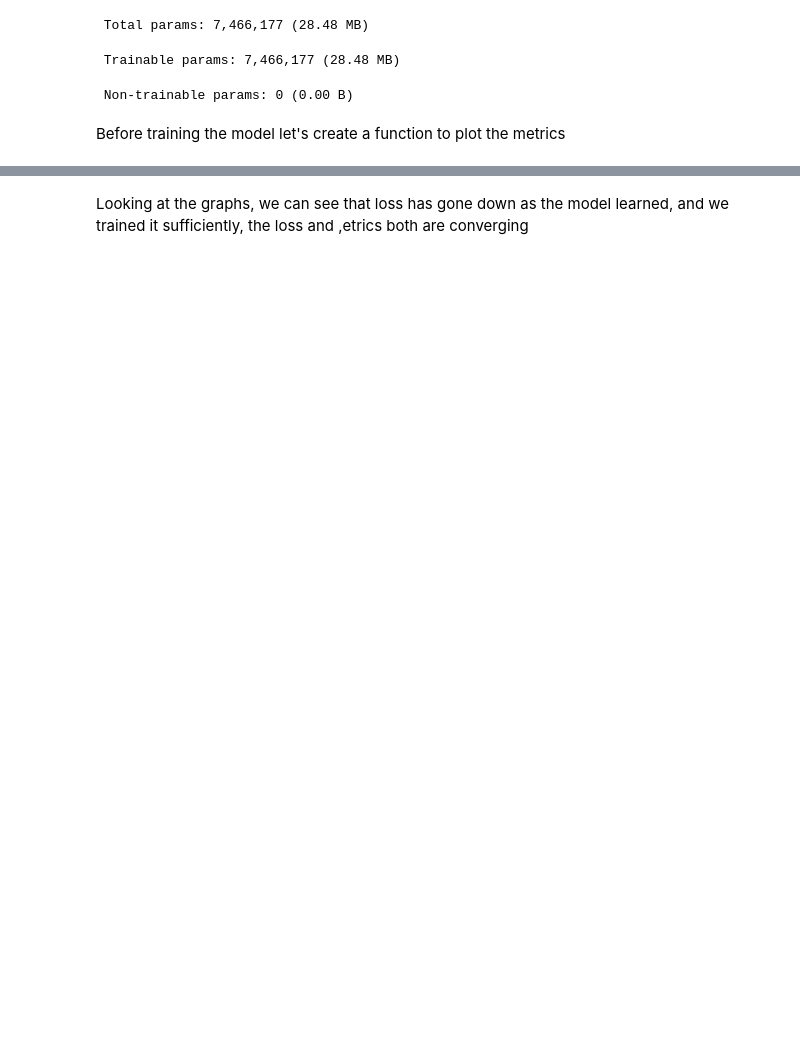
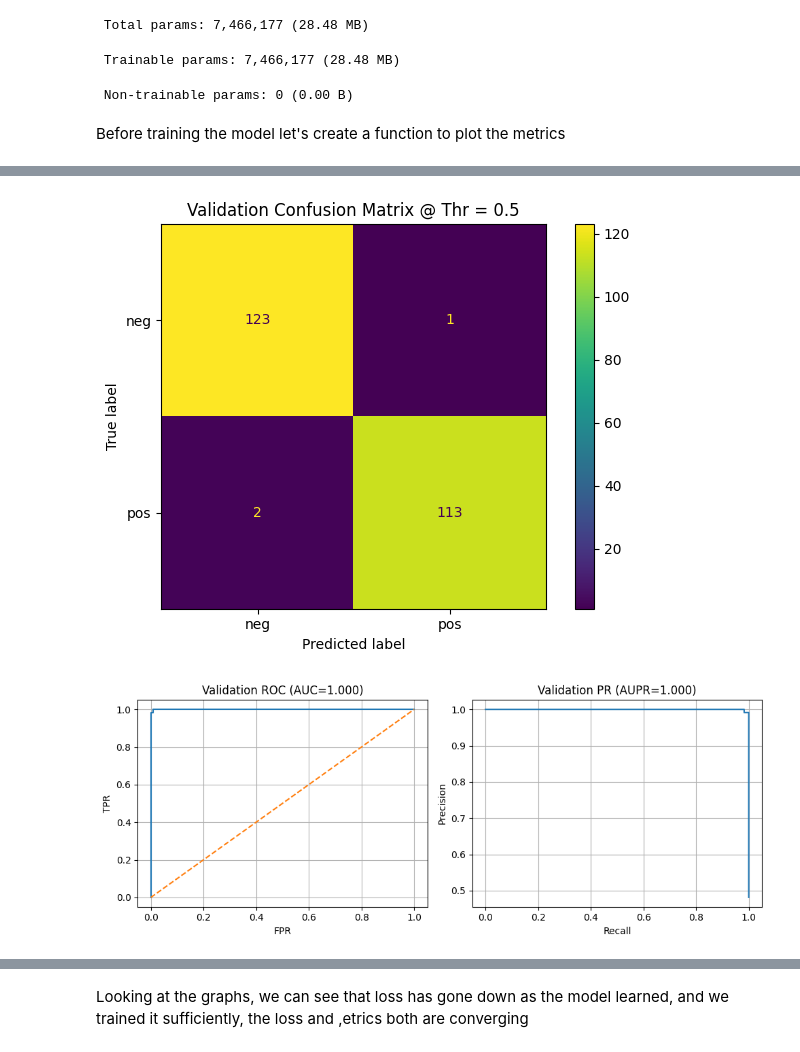
Before and after one commit to arvinfatemi/QAz5YPD3BIEbZXAx, a Jupyter notebook: monreader.ipynb, the cells around one changed output, grey strips where cells are left out. Drawn from its saved outputs; the diff is of its cells as text; code cells hidden in the pictures; blank space fills up the shorter version.

```diff
--- a/monreader.ipynb
+++ b/monreader.ipynb
@@ -288,0 +303,44 @@ plot_side_by_side(history_cnn, "CNN Performance Overview")
+# %%
+# Helper Functions
+
+def true_labels(ds):
+    ys = [y.numpy().ravel() for _, y in ds]
+    return np.concatenate(ys).astype(int)
+
+def pred_scores(model, ds):
+    # Assumes sigmoid output for binary classification
+    return model.predict(ds, verbose=0).ravel()
+
+LABELS = CLASS_NAMES if 'CLASS_NAMES' in globals() else ['neg','pos']
+# %%
+val_y      = true_labels(val_ds)
+val_scores = pred_scores(cnn, val_ds)
+
+# Confusion matrix at threshold 0.5
+val_pred05 = (val_scores >= 0.5).astype(int)
+cm_val_05  = confusion_matrix(val_y, val_pred05)
+ConfusionMatrixDisplay(cm_val_05, display_labels=LABELS).plot(values_format='d')
+plt.title("Validation Confusion Matrix @ Thr = 0.5")
+plt.tight_layout(); plt.show()
+
+# ROC & PR
+val_fpr, val_tpr, _ = roc_curve(val_y, val_scores)
+val_roc_auc = roc_auc_score(val_y, val_scores)
+val_prec_curve, val_rec_curve, _ = precision_recall_curve(val_y, val_scores)
+val_aupr = average_precision_score(val_y, val_scores)
+
+fig, axes = plt.subplots(1, 2, figsize=(10, 4))
+ax = axes[0]
+ax.plot(val_fpr, val_tpr); ax.plot([0,1],[0,1], ls="--")
+ax.set_title(f"Validation ROC (AUC={val_roc_auc:.3f})")
+ax.set_xlabel("FPR"); ax.set_ylabel("TPR"); ax.grid(True)
+
+ax = axes[1]
+ax.plot(val_rec_curve, val_prec_curve)
+ax.set_title(f"Validation PR (AUPR={val_aupr:.3f})")
+ax.set_xlabel("Recall"); ax.set_ylabel("Precision"); ax.grid(True)
+
+fig.tight_layout(); plt.show()
+# %% [output]
+[figure, added]
+[figure, added]
```
Also changed, not shown: parts of 27 cells of this notebook.
